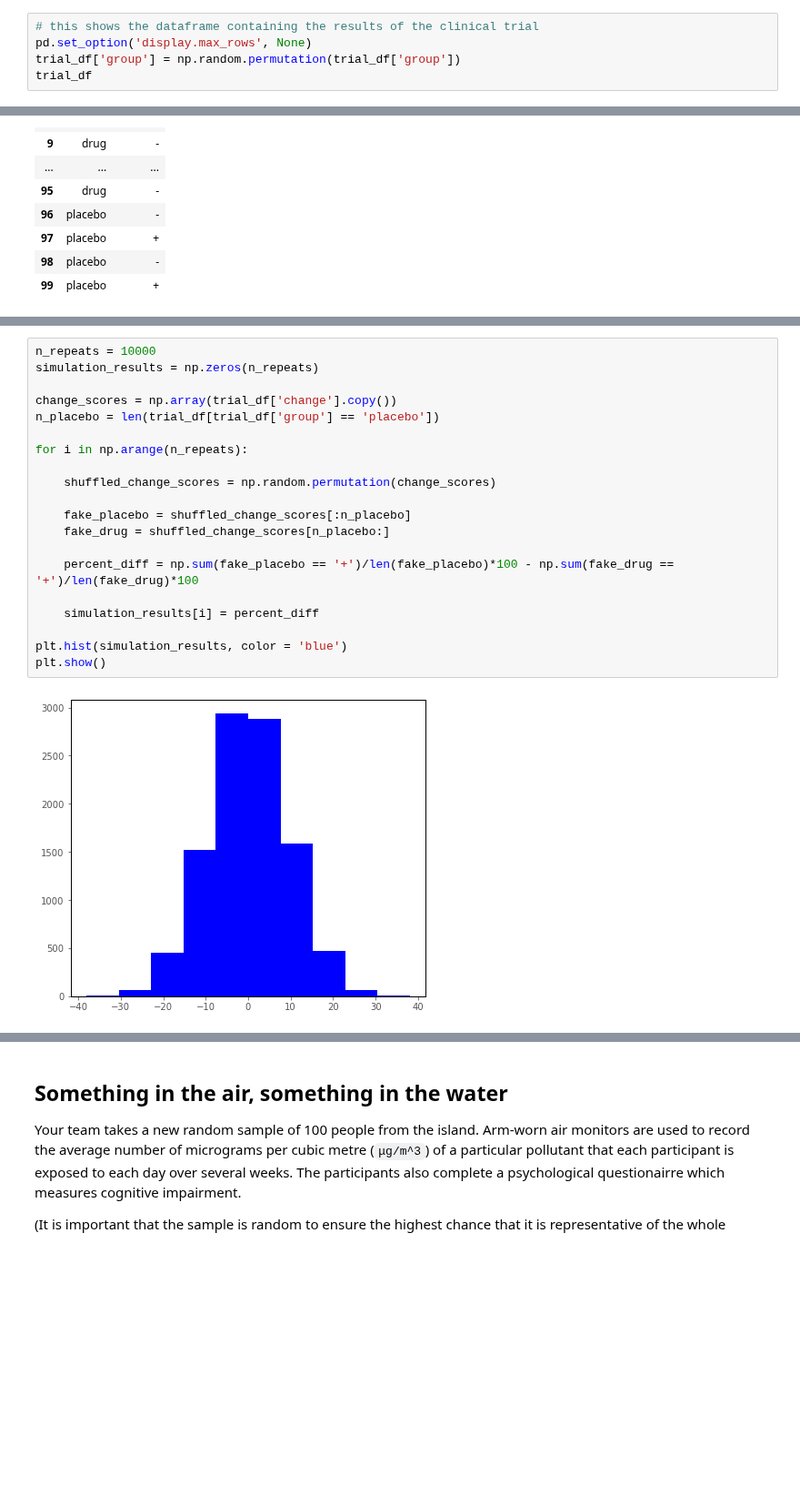
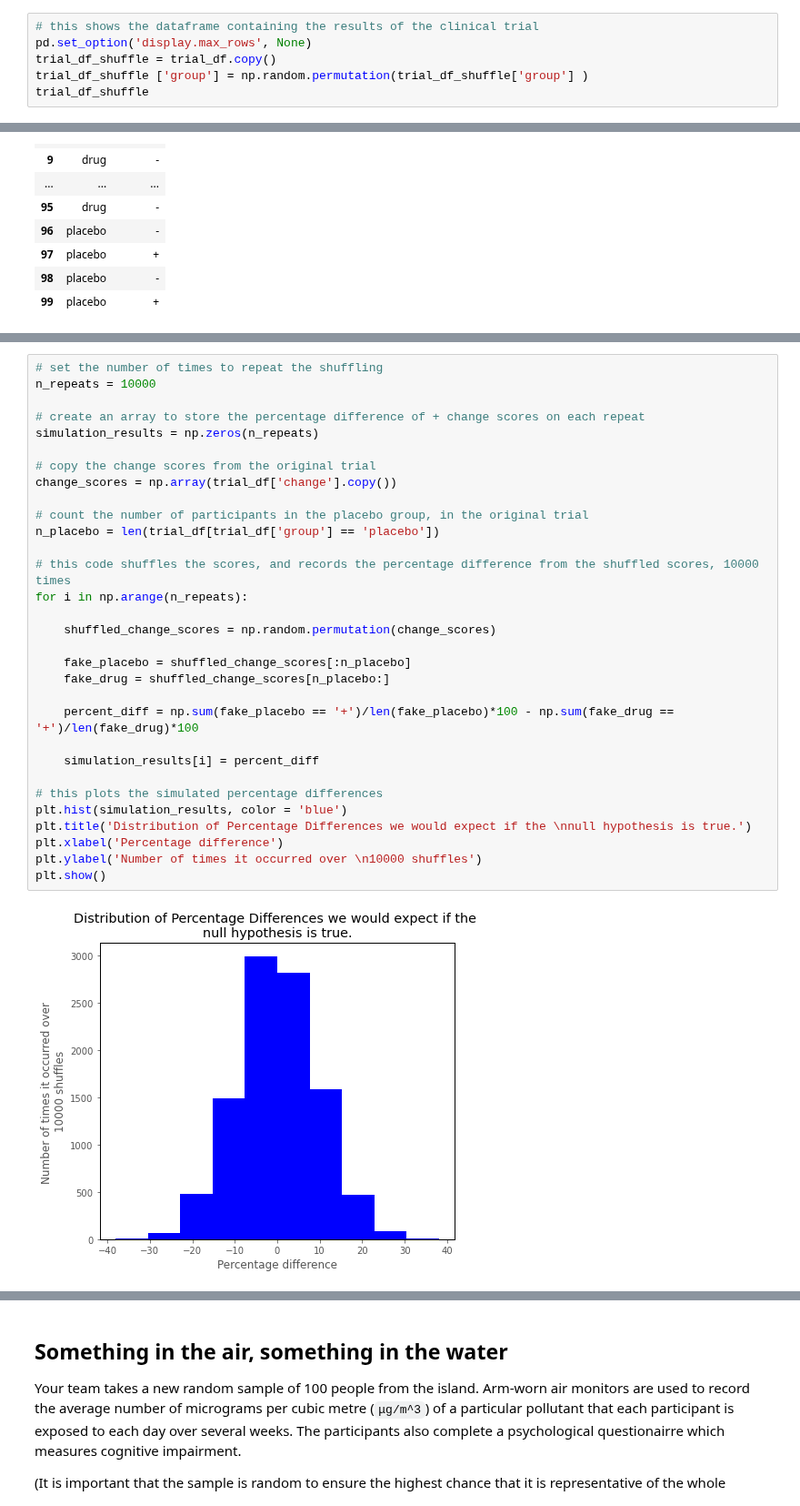
Before and after one commit to pxr687/islands_python_foundations, a Jupyter notebook: 1_populations_samples_questions.ipynb, the cells around one changed output, grey strips where cells are left out. Shown at 91% size. Saved outputs shown, nothing was run; the diff lists cells and outputs as text; blank space fills up the shorter version.

```diff
--- a/1_populations_samples_questions.ipynb
+++ b/1_populations_samples_questions.ipynb
@@ -317,8 +330,9 @@ trial_df
 # %%
 # this shows the dataframe containing the results of the clinical trial
 pd.set_option('display.max_rows', None)
-trial_df['group'] = np.random.permutation(trial_df['group'])
-trial_df
+trial_df_shuffle = trial_df.copy()
+trial_df_shuffle ['group'] = np.random.permutation(trial_df_shuffle['group'] )
+trial_df_shuffle
 # %% [output]
 |  | group | change |
 | 0 | placebo | - |
@@ -354,22 +387,33 @@ py_found.actual_sample_plot_repeated(trial_df)
 # %%
+# set the number of times to repeat the shuffling
 n_repeats = 10000
+
+# create an array to store the percentage difference of + change scores on each repeat
 simulation_results = np.zeros(n_repeats)
 
+# copy the change scores from the original trial
 change_scores = np.array(trial_df['change'].copy())
+
+# count the number of participants in the placebo group, in the original trial
 n_placebo = len(trial_df[trial_df['group'] == 'placebo'])
 
+# this code shuffles the scores, and records the percentage difference from the shuffled scores, 10000 times
 for i in np.arange(n_repeats):
 
     shuffled_change_scores = np.random.permutation(change_scores)
 
     fake_placebo = shuffled_change_scores[:n_placebo]
     fake_drug = shuffled_change_scores[n_placebo:]
 
     percent_diff = np.sum(fake_placebo == '+')/len(fake_placebo)*100 - np.sum(fake_drug == '+')/len(fake_drug)*100
 
     simulation_results[i] = percent_diff
 
+# this plots the simulated percentage differences
 plt.hist(simulation_results, color = 'blue')
+plt.title('Distribution of Percentage Differences we would expect if the \nnull hypothesis is true.')
+plt.xlabel('Percentage difference')
+plt.ylabel('Number of times it occurred over \n10000 shuffles')
 plt.show()
 # %% [output]
-[figure, old version]
+[figure, new version]
```
Also changed, not shown: parts of 18 cells of this notebook, 1 other file.
